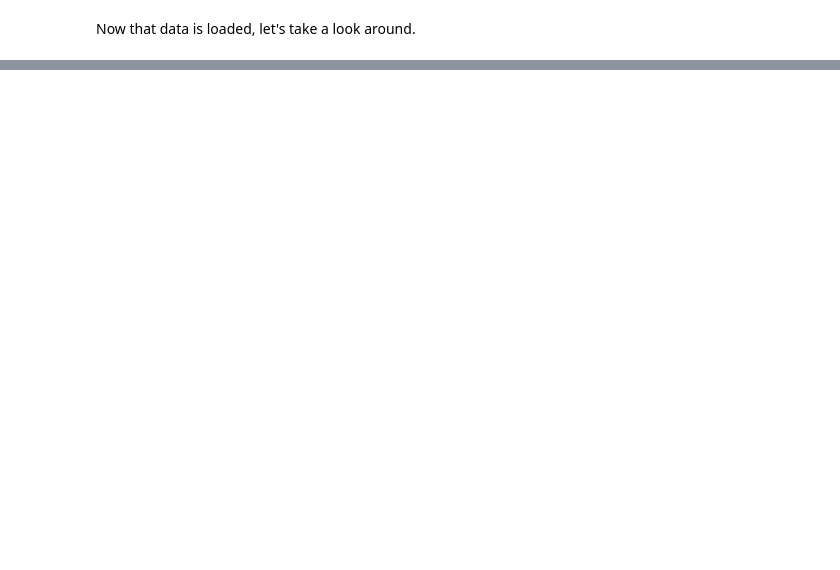
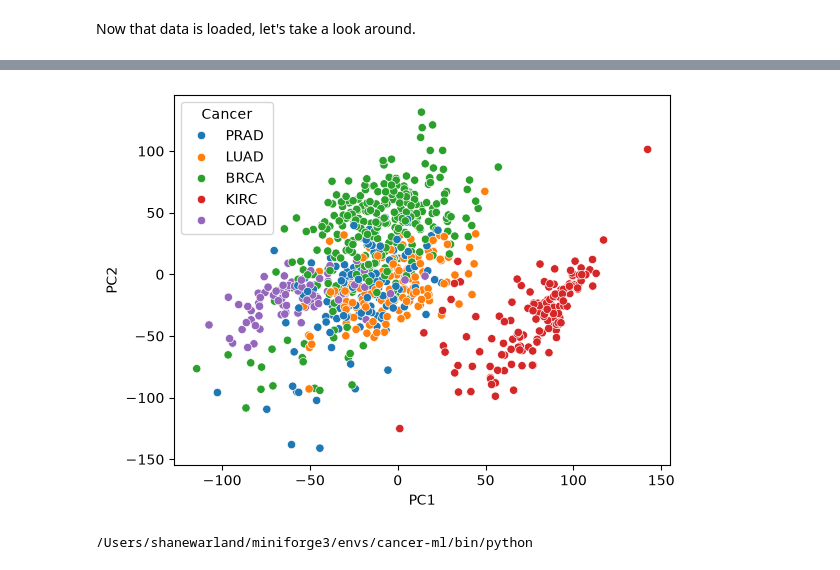
Before and after one commit to Swarland/cancer-rnaseq-ml, a Jupyter notebook: notebooks/01_explore_data.ipynb, the cells around one changed output, grey strips where cells are left out. Cells and saved outputs as stored; diff of their text form; code cells hidden in the pictures; blank space fills up the shorter version.

```diff
--- a/notebooks/01_explore_data.ipynb
+++ b/notebooks/01_explore_data.ipynb
@@ -32,0 +68,16 @@ KeyError: 'Unnamed: 0'
+# %%
+display(expr_df.head())
+expr_df.isna().sum().sum()
+## No missing values, excellent
+expr_df.index.duplicated().sum()
+## No duplicated indices, good
+expr_df.iloc[:, :10].describe()
+
+## Looks like some columns have zero variance
+
+zero_var_cols = expr_df.columns[expr_df.nunique() == 1].tolist()
+print(len(zero_var_cols)) #267 genes have zero variance
+
+## Drop those columns from your DataFrame
+expr_filtered_df = expr_df.drop(columns=zero_var_cols)
+expr_filtered_df.shape
@@ -32,0 +95,35 @@ KeyError: 'Unnamed: 0'
+# %%
+## keeping with sci-kit tradition
+
+## I used the zero variance filtered expr above
+
+X_df = expr_filtered_df
+y_df = labels_df
+# %%
+from sklearn.decomposition import PCA
+from sklearn.preprocessing import StandardScaler
+import seaborn as sns
+
+## Standardize
+scaler = StandardScaler()
+X_scaled = scaler.fit_transform(X_df)
+
+## PCA
+pca = PCA(n_components=2)
+X_pca = pca.fit_transform(X_scaled)
+
+## Data for plotting
+
+pca_df = pd.DataFrame({"PC1": X_pca[:, 0], "PC2": X_pca[:, 1], "Cancer": y_df['Class']})
+pca_df
+
+sns.scatterplot(x="PC1", y="PC2", hue="Cancer", data=pca_df)
+plt.show()
+# %% [output]
+[figure, added]
+# %%
+import sys
+
+print(sys.executable)
+# %% [output]
+/Users/shanewarland/miniforge3/envs/cancer-ml/bin/python
```
Also changed, not shown: parts of 5 cells of this notebook, 3 other files.
